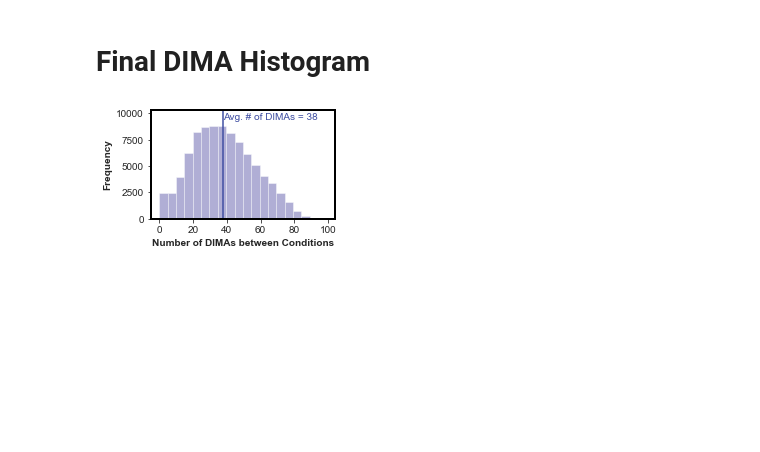
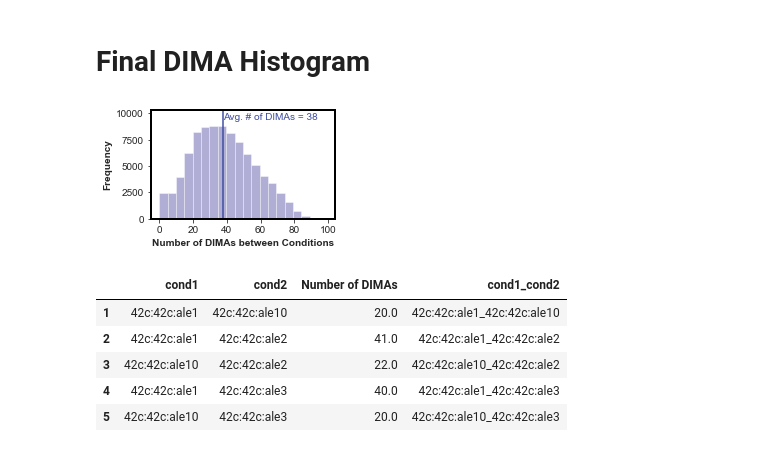
Before and after one commit to SBRG/precise2, a Jupyter notebook: notebooks/figure3_DIMA_and_figure4_ygev.ipynb, the cells around one changed output. Saved outputs shown, nothing was run; the diff lists cells and outputs as text; code cells hidden in the pictures; blank space fills up the shorter version.

```diff
--- a/notebooks/figure3_DIMA_and_figure4_ygev.ipynb
+++ b/notebooks/figure3_DIMA_and_figure4_ygev.ipynb
@@ -675,3 +675,18 @@ ax.set_xlabel('Number of DIMAs between Conditions', fontweight ='bold' )
 plt.savefig('./fig3/dimas_histogram.pdf', dpi = 600, bbox_inches = 'tight')
 # %% [output]
 [figure]
+# %%
+dima_collapse = pd.melt(df_dima, ignore_index=False).dropna().reset_index().rename(columns={'index':'cond1', 'variable':'cond2', 'value':'Number of DIMAs'})
+dima_collapse['cond1'] = dima_collapse['cond1'].str.replace('_',':')
+dima_collapse['cond2'] = dima_collapse['cond2'].str.replace('_',':')
+dima_collapse = dima_collapse[dima_collapse['cond1'] != dima_collapse['cond2']]
+dima_collapse['cond1_cond2'] = dima_collapse['cond1']+"_"+dima_collapse['cond2']
+
+dima_collapse.head()
+# %% [output]
+|  | cond1 | cond2 | Number of DIMAs | cond1_cond2 |
+| 1 | 42c:42c:ale1 | 42c:42c:ale10 | 20.0 | 42c:42c:ale1_42c:42c:ale10 |
+| 2 | 42c:42c:ale1 | 42c:42c:ale2 | 41.0 | 42c:42c:ale1_42c:42c:ale2 |
+| 3 | 42c:42c:ale10 | 42c:42c:ale2 | 22.0 | 42c:42c:ale10_42c:42c:ale2 |
+| 4 | 42c:42c:ale1 | 42c:42c:ale3 | 40.0 | 42c:42c:ale1_42c:42c:ale3 |
+| 5 | 42c:42c:ale10 | 42c:42c:ale3 | 20.0 | 42c:42c:ale10_42c:42c:ale3 |
```
Also changed, not shown: parts of 4 cells of this notebook, 1 other file.
